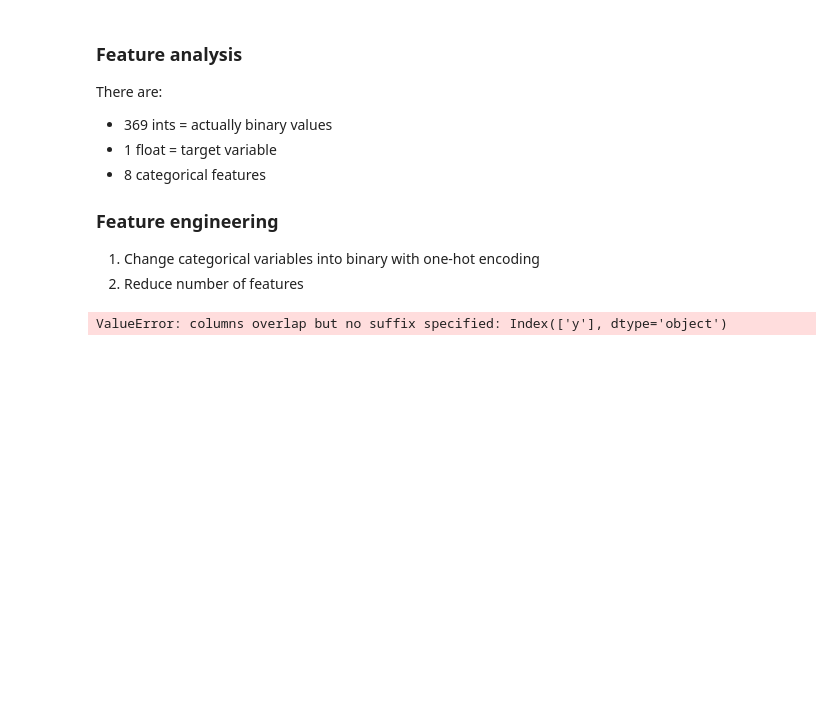
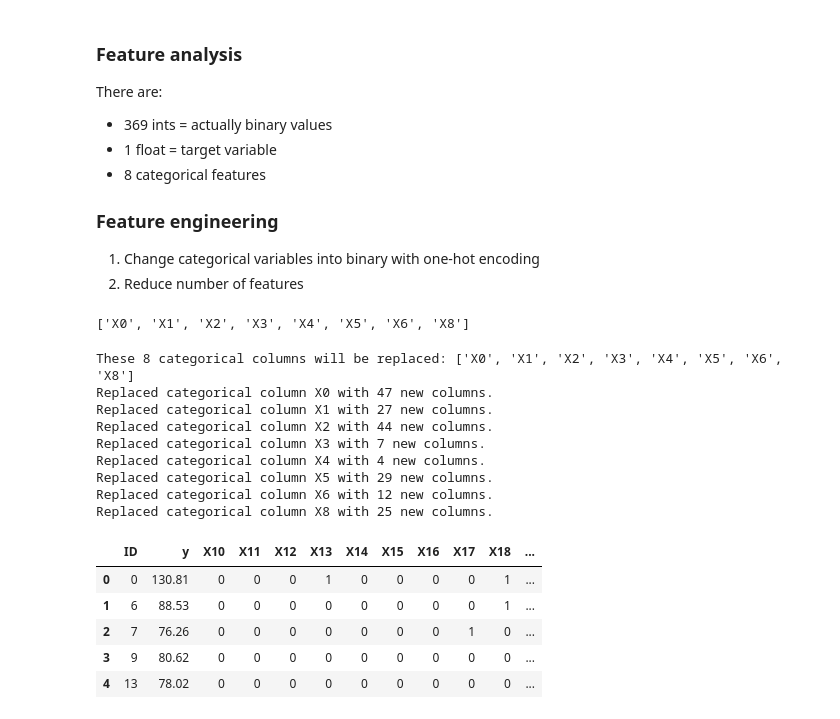
Before and after one commit to BartyzalRadek/mercedes-benz-kaggle, a Jupyter notebook: src/main.ipynb, the cells around one changed output. Drawn from its saved outputs; the diff is of its cells as text; code cells hidden in the pictures; blank space fills up the shorter version.

```diff
--- a/src/main.ipynb
+++ b/src/main.ipynb
@@ -48,15 +48,3 @@ There are:
 
 1. Change categorical variables into binary with one-hot encoding
 2. Reduce number of features
-# %%
-def to_one_hot(df, column):
-    # Get dummy columns for each categorical value of column
-    one_hot = pd.get_dummies(df[column])
-    # Replace the column with the newly created ones
-    df = df.drop(column, axis=1)
-    df = df.join(one_hot)
-    return df
-# %%
-df2 = to_one_hot(train_df, 'X0')
-# %% [output]
-ValueError: columns overlap but no suffix specified: Index(['y'], dtype='object')
@@ -62,0 +80,41 @@ ValueError: columns overlap but no suffix specified: Index(['y'], dtype='object'
+# %%
+# Get a list of categorical column names
+list(train_df.select_dtypes(include=['object']))
+# %% [output]
+['X0', 'X1', 'X2', 'X3', 'X4', 'X5', 'X6', 'X8']
+# %%
+def all_to_one_hot(df):
+    """
+    Replaces all categorical columns by one-hot encoded columns.
+    See: to_one_hot(column, df)
+    """
+
+    # Get a list of categorical column names
+    categorical_columns = list(train_df.select_dtypes(include=['object']))
+
+    print("These {} categorical columns will be replaced: {}".format(len(categorical_columns), categorical_columns))
+
+    for column in categorical_columns:
+        df = to_one_hot(column, df)
+
+    print("New shape of dataframe after all replacements: ", df.shape)
+    return df
+# %%
+train_df = all_to_one_hot(train_df)
+train_df.head()
+# %% [output]
+These 8 categorical columns will be replaced: ['X0', 'X1', 'X2', 'X3', 'X4', 'X5', 'X6', 'X8']
+Replaced categorical column X0 with 47 new columns.
+Replaced categorical column X1 with 27 new columns.
+Replaced categorical column X2 with 44 new columns.
+Replaced categorical column X3 with 7 new columns.
+Replaced categorical column X4 with 4 new columns.
+Replaced categorical column X5 with 29 new columns.
+Replaced categorical column X6 with 12 new columns.
+Replaced categorical column X8 with 25 new columns.
+|  | ID | y | X10 | X11 | X12 | X13 | X14 | X15 | X16 | X17 | X18 | ... |
+| 0 | 0 | 130.81 | 0 | 0 | 0 | 1 | 0 | 0 | 0 | 0 | 1 | ... |
+| 1 | 6 | 88.53 | 0 | 0 | 0 | 0 | 0 | 0 | 0 | 0 | 1 | ... |
+| 2 | 7 | 76.26 | 0 | 0 | 0 | 0 | 0 | 0 | 0 | 1 | 0 | ... |
+| 3 | 9 | 80.62 | 0 | 0 | 0 | 0 | 0 | 0 | 0 | 0 | 0 | ... |
+| 4 | 13 | 78.02 | 0 | 0 | 0 | 0 | 0 | 0 | 0 | 0 | 0 | ... |
```
Also changed, not shown: parts of 3 cells of this notebook, 1 other file.
